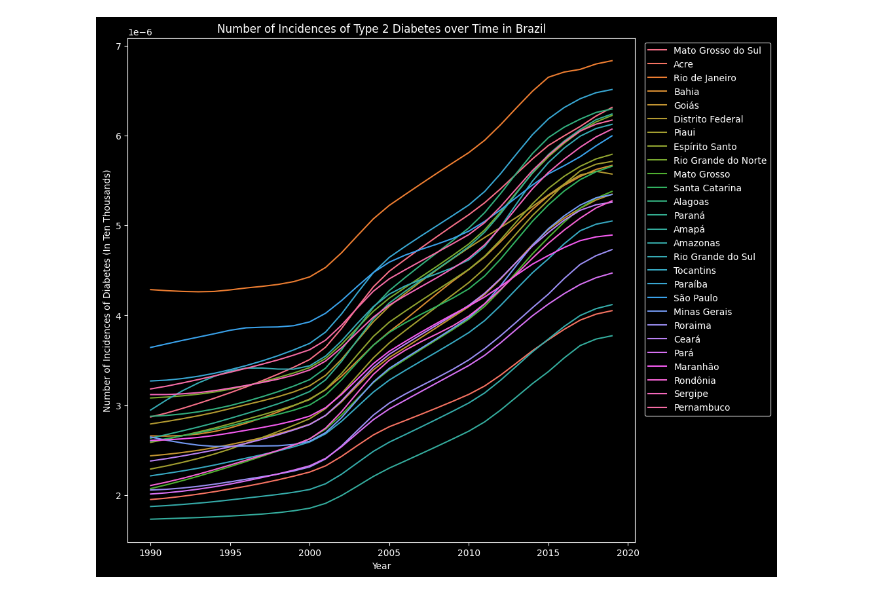
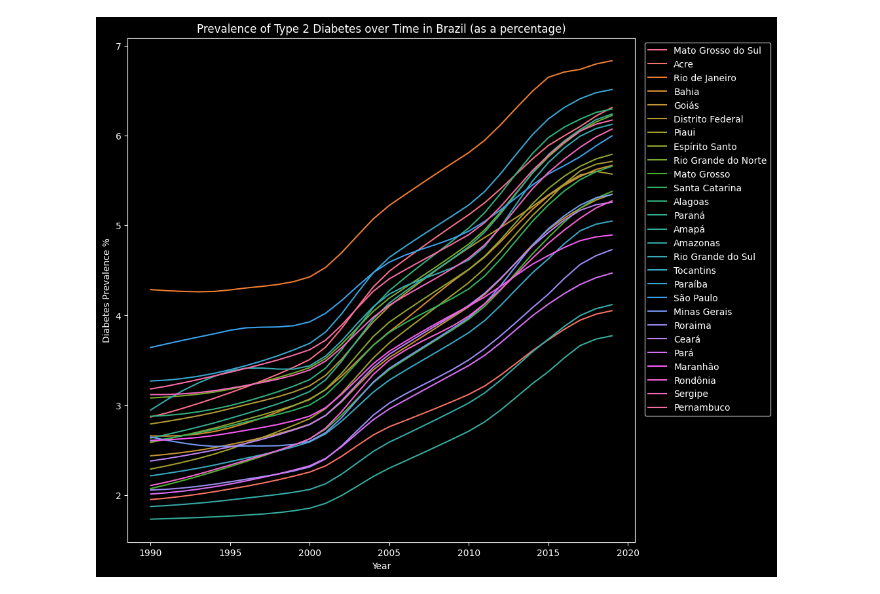
Before and after one commit to nyreemarsh/qm2_diabetesinbrazil, a Jupyter notebook: figure_2.plotly.ipynb, the cells around one changed output. Saved outputs shown, nothing was run; the diff lists cells and outputs as text; code cells hidden in the pictures.

Commit message:
Add files via upload
updated file to correct graph - needed to be percent prevalence rather than number incidence

```diff
--- a/figure_2.plotly.ipynb
+++ b/figure_2.plotly.ipynb
@@ -21,11 +21,10 @@ myColor = {'Brazil':'#2B2A4C'}
 df = pandas.read_csv('Brazilnewlocationdata.csv')
 # %%
 #filter the dataframe
-df['val_million'] = df['val']/1000000
+df['val_percent'] = df['val']*100
 df = df[df['measure']=='Prevalence']
 df = df[df['age']=='All ages']
 df = df[df['metric']=='Percent']
-df['Number of Incidences of Diabetes (In Ten Thousands)']=df['val']/10000
 df
 # %% [output]
 |  | measure | location | sex | age | cause | metric | year | val | upper | lower | ... |
@@ -44,12 +43,13 @@ df
 # %%
 #plot the data!
-sns.lineplot(data=df,x='year',y='Number of Incidences of Diabetes (In Ten Thousands)',hue='location').set_title('Number of Incidences of Type 2 Diabetes over Time in Brazil')
+sns.lineplot(data=df,x='year',y='val_percent',hue='location').set_title('Prevalence of Type 2 Diabetes over Time in Brazil (as a percentage)')
 plt.legend(ncol=1,
            bbox_to_anchor=(1.01, 1), loc='upper left')
 plt.xlabel('Year')
+plt.ylabel('Diabetes Prevalence %')
 plt.show()
 # %% [output]
-[figure, old version]
+[figure, new version]
 # %%
 fig = px.line(df,
               x='year',
```
Also changed, not shown: parts of 2 cells of this notebook.
